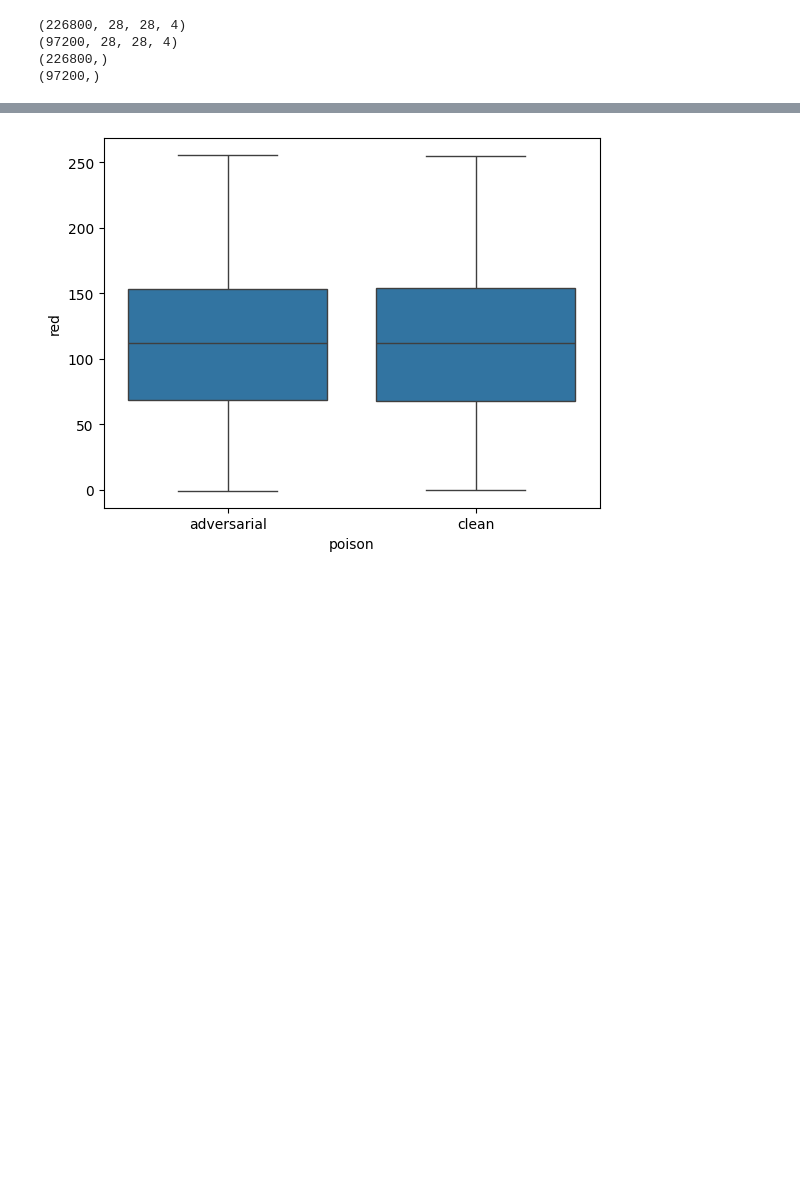
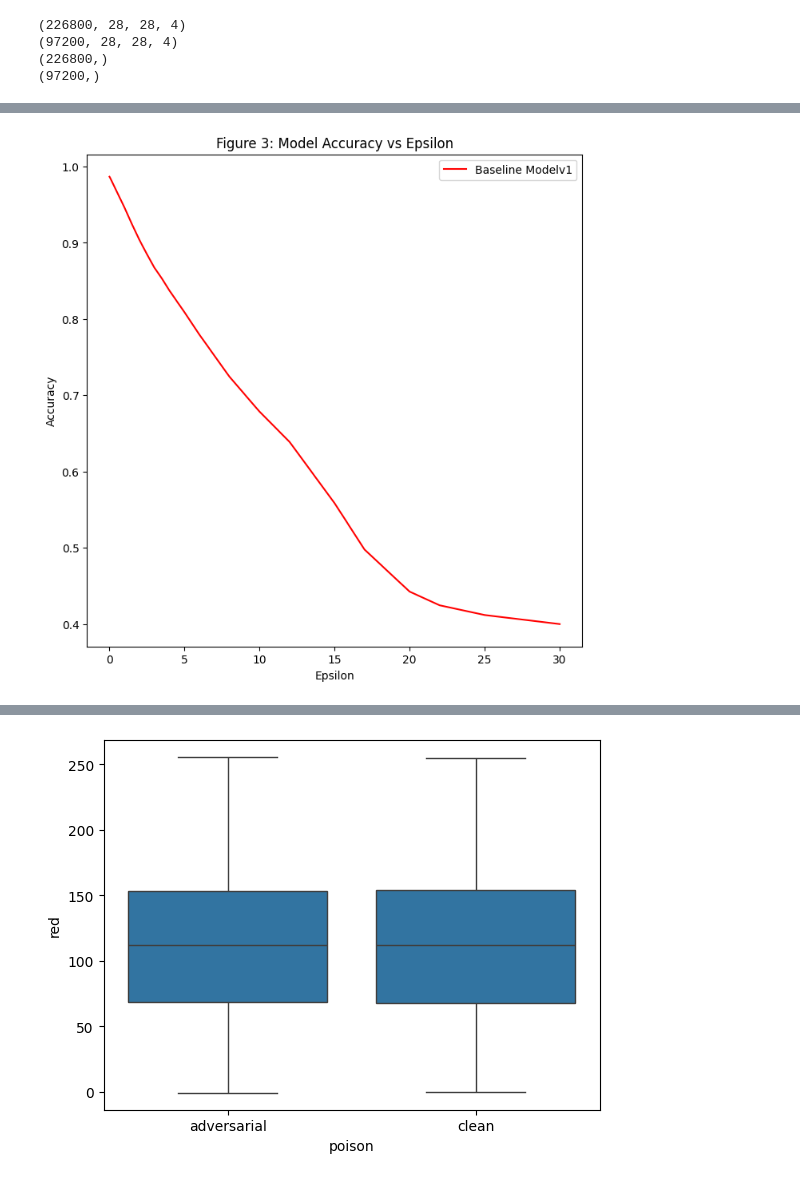
Before and after one commit to sgmurphy00/TOOLS1, a Jupyter notebook: Colab_Final_Implementation.ipynb, the cells around one changed output, grey strips where cells are left out. Cells and saved outputs as stored; diff of their text form; code cells hidden in the pictures; blank space fills up the shorter version.

```diff
--- a/Colab_Final_Implementation.ipynb
+++ b/Colab_Final_Implementation.ipynb
@@ -317,3 +347,14 @@ Adversarial acc: 0.954200029373169
+# %%
+accuracy = plt.figure(figsize =(8, 8))
+
+plt.plot(epsilon,accuracy_log,'r',label='Baseline Modelv1')
+plt.title('Figure 3: Model Accuracy vs Epsilon')
+plt.ylabel('Accuracy')
+plt.xlabel('Epsilon')
+plt.legend()
+plt.show()
+# %% [output]
+[figure, added]
 # %%
 images = []
 for tens in adversarial_images:
```
Also changed, not shown: parts of 19 cells of this notebook.
